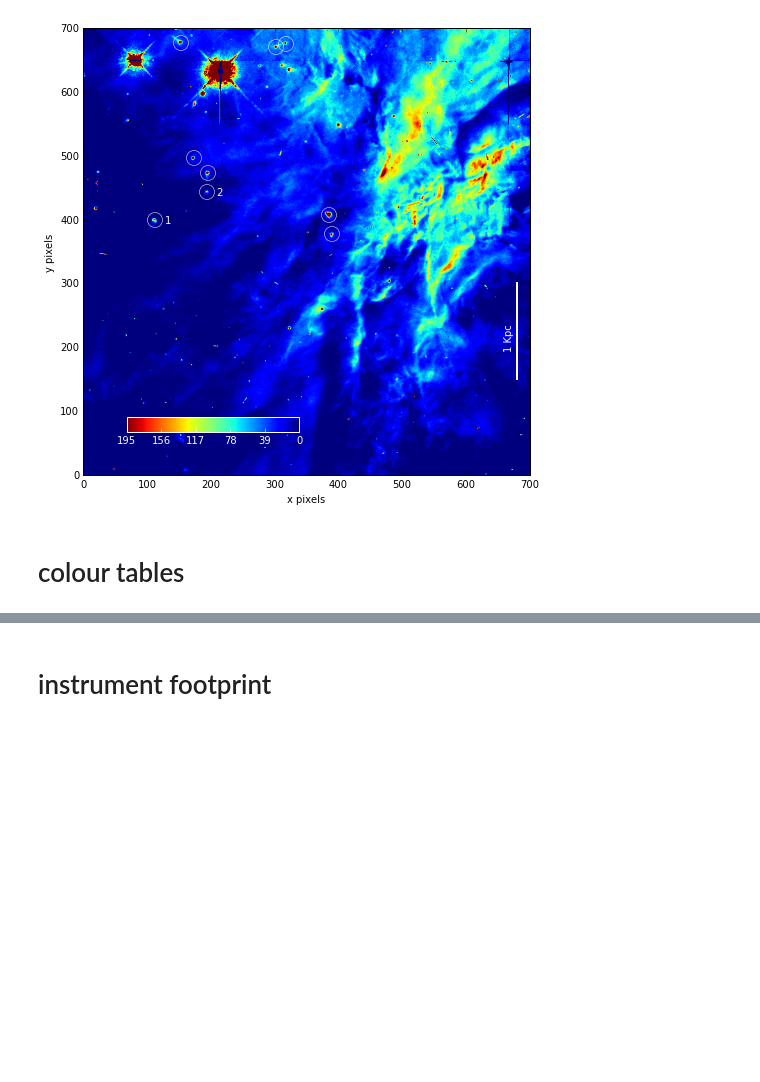
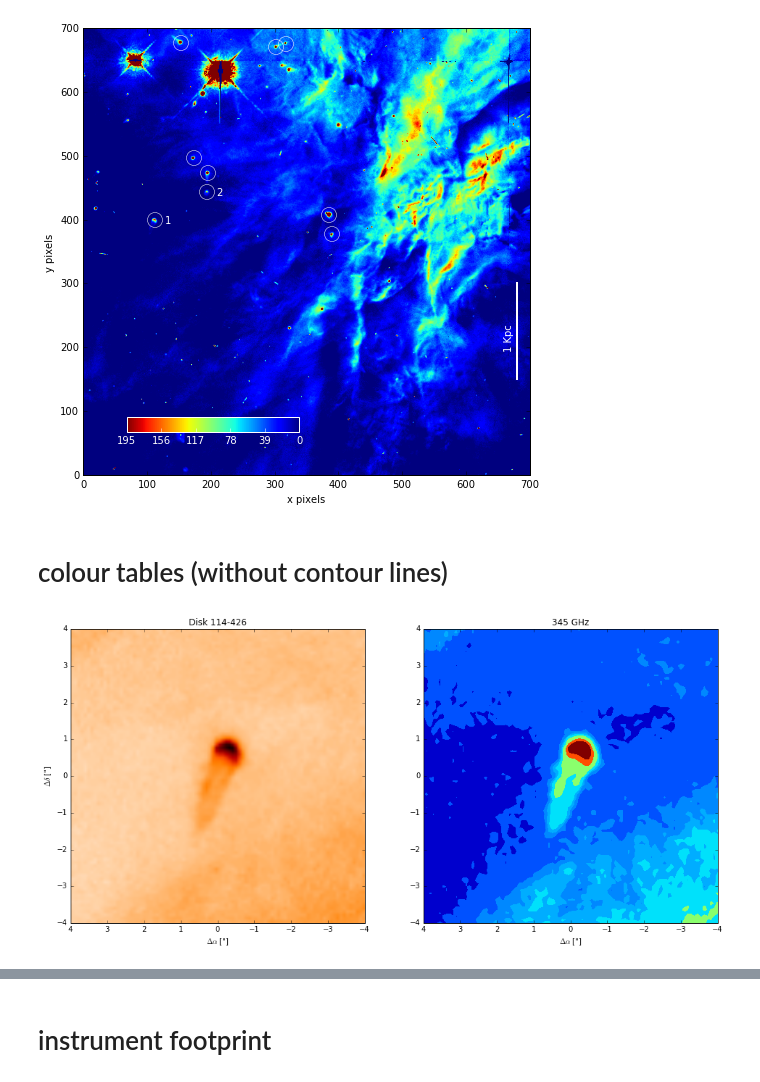
Before and after one commit to astrocaribe/astroplotlib, a Jupyter notebook: notebooks/image_plots.ipynb, the cells around one changed output, grey strips where cells are left out. Cells and saved outputs as stored; diff of their text form; code cells hidden in the pictures; blank space fills up the shorter version.

```diff
--- a/notebooks/image_plots.ipynb
+++ b/notebooks/image_plots.ipynb
@@ -130,4 +196,4 @@ fig.savefig(psname)
 # %% [output]
 [figure]
 # %% [markdown]
-# colour tables
+# colour tables (without contour lines)
@@ -140 +200,66 @@ import numpy as np
+# %%
+#! /usr/bin/env python
+
+# Header
+'''
+:Despription:         Shows the use of colour tables
+
+:Execute:
+                      >>> python image_4-1_python.py
+
+:Inputs:              proplyd.fits
+
+:Outputs:             images_plot_4-1.pdf
+
+:Author:              Tommy LE BLANC
+                      Space Telescope Science Institute, USA
+
+:Revisions:
+                      - Written by Tommy LE BLANC, Jul 2013
+                      - Misc updates, Jan 2016
+'''
+
+# Import necessary modules
+import matplotlib.pyplot as plt
+import matplotlib.cm as cm
+import pyfits as pf
+import numpy as np
+
+# Name output file
+psname = '../plots/image_plot_4-1.pdf'
+
+# Read FITS file
+img = pf.getdata('../data/proplyd.fits', 0)
+
+# Setup plot
+fig, (ax1, ax2) = plt.subplots(1, 2, figsize=(16, 8))
+ax1.set_aspect('equal')
+ax2.set_aspect('equal')
+ax1.set_xlabel(r'$\Delta \alpha$ ["]')
+ax1.set_ylabel(r'$\Delta \delta$ ["]')
+ax1.set_title('Disk 114-426')
+ax2.set_title('345 GHz')
+ax2.set_xlabel(r'$\Delta \alpha$ ["]')
+
+# Plot left figure
+cmap = cm.get_cmap('gist_heat_r')
+ax1.imshow(img, cmap=cmap, vmin=0, vmax=6, extent=[4,-4,-4,4], origin='lower')
+
+# Plot right figure
+# Compute contours
+contour_x = 4.0 - np.arange(90)* ((4.0 - (-4.0))/89.)
+contour_y = -4.0 + np.arange(90)* ((4.0 - (-4.0))/89.)
+ax2.set_xlim(4,-4)
+
+# Set cmap colour scheme
+cmap = cm.get_cmap('jet')
+
+levels = [0.0, 0.6, 0.8, 0.9,1.0, 1.2, 2.0, 3.0, 5.0, 7.0]
+cont = ax2.contourf(contour_x, contour_y, img, cmap=cmap, vmin=0.1, vmax=3, levels=levels)
+ax2.ticklabel_format(axis='y', visible='False')
+
+# Save figure
+fig.savefig(psname)
+# %% [output]
+[figure, added]
 # %% [markdown]
```
Also changed, not shown: parts of 16 cells of this notebook.
